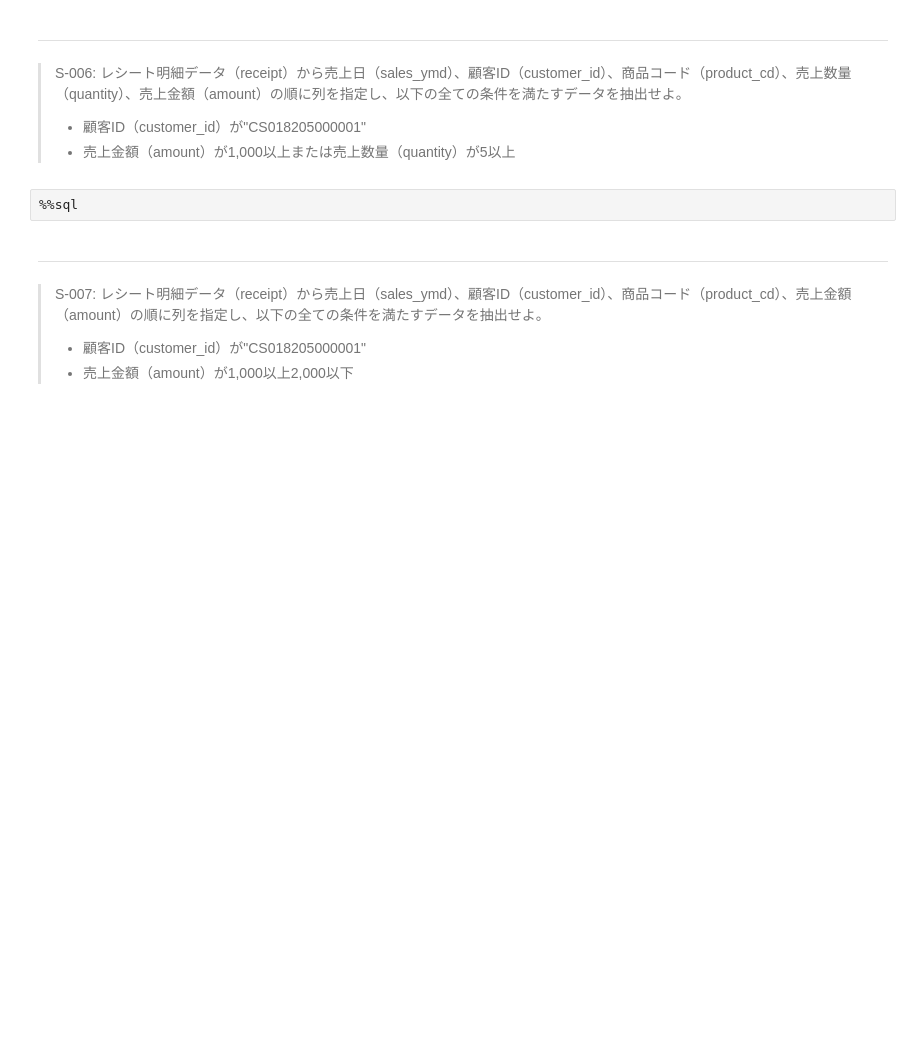
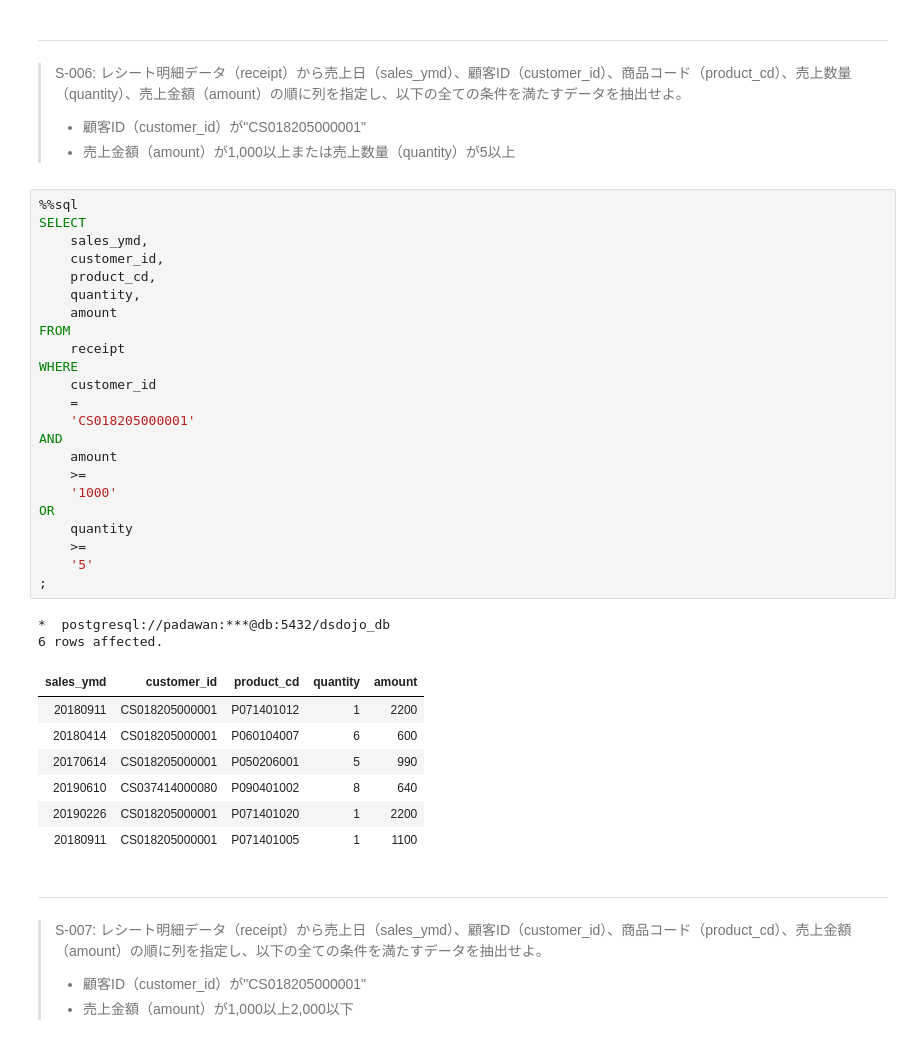
Before and after one commit to The-Japan-DataScientist-Society/100knocks-preprocess, a Jupyter notebook: docker/work/preprocess_knock_SQL.ipynb, the cells around one changed output. Drawn from its saved outputs; the diff is of its cells as text; blank space fills up the shorter version.

```diff
--- a/docker/work/preprocess_knock_SQL.ipynb
+++ b/docker/work/preprocess_knock_SQL.ipynb
@@ -203,8 +203,39 @@ WHERE
 > S-006: レシート明細データ（receipt）から売上日（sales_ymd）、顧客ID（customer_id）、商品コード（product_cd）、売上数量（quantity）、売上金額（amount）の順に列を指定し、以下の全ての条件を満たすデータを抽出せよ。
 > - 顧客ID（customer_id）が"CS018205000001"
 > - 売上金額（amount）が1,000以上または売上数量（quantity）が5以上
-# %%
-%%sql
+# %%
+%%sql
+SELECT
+    sales_ymd,
+    customer_id,
+    product_cd,
+    quantity,
+    amount
+FROM
+    receipt
+WHERE
+    customer_id
+    =
+    'CS018205000001'
+AND
+    amount
+    >=
+    '1000'
+OR
+    quantity
+    >=
+    '5'
+;
+# %% [output]
+*  postgresql://padawan:***@db:5432/dsdojo_db
+6 rows affected.
+| sales_ymd | customer_id | product_cd | quantity | amount |
+| 20180911 | CS018205000001 | P071401012 | 1 | 2200 |
+| 20180414 | CS018205000001 | P060104007 | 6 | 600 |
+| 20170614 | CS018205000001 | P050206001 | 5 | 990 |
+| 20190610 | CS037414000080 | P090401002 | 8 | 640 |
+| 20190226 | CS018205000001 | P071401020 | 1 | 2200 |
+| 20180911 | CS018205000001 | P071401005 | 1 | 1100 |
 # %% [markdown]
 ---
 > S-007: レシート明細データ（receipt）から売上日（sales_ymd）、顧客ID（customer_id）、商品コード（product_cd）、売上金額（amount）の順に列を指定し、以下の全ての条件を満たすデータを抽出せよ。
```
